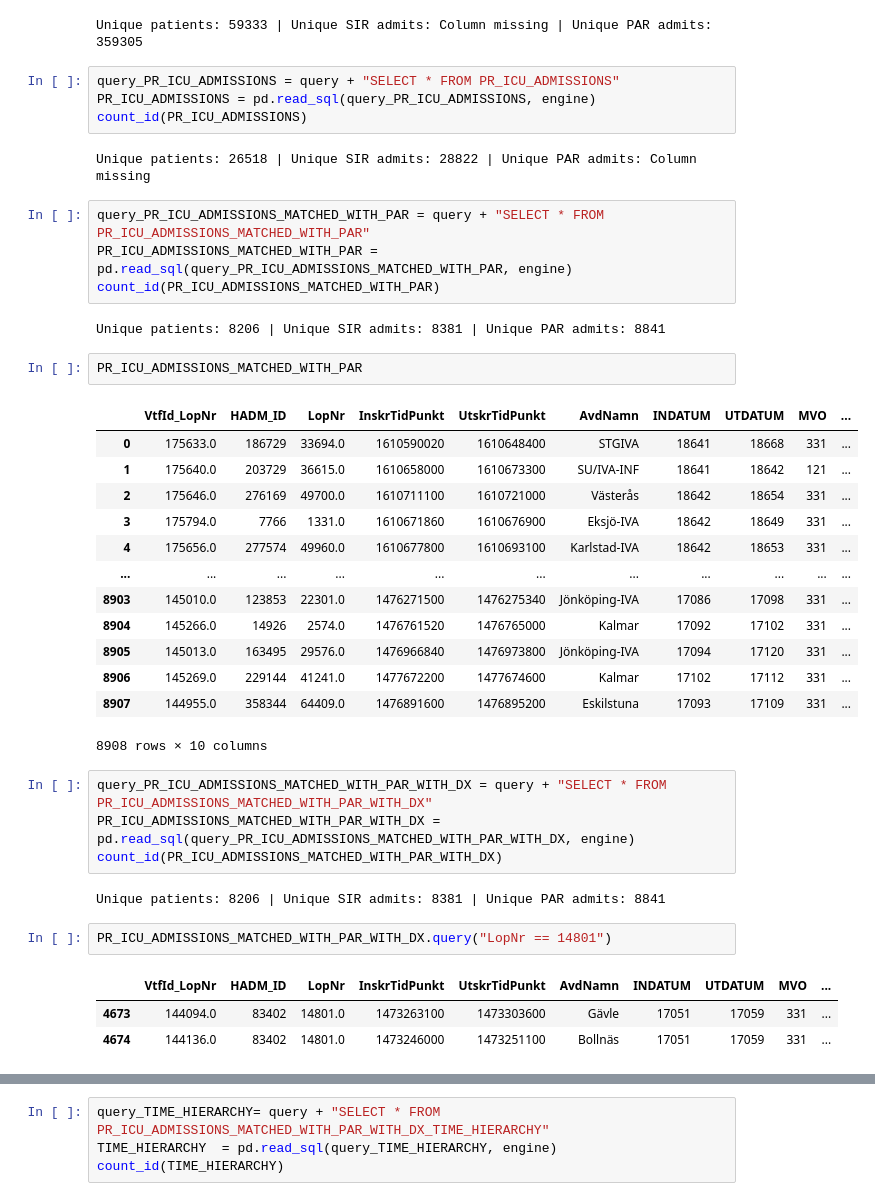
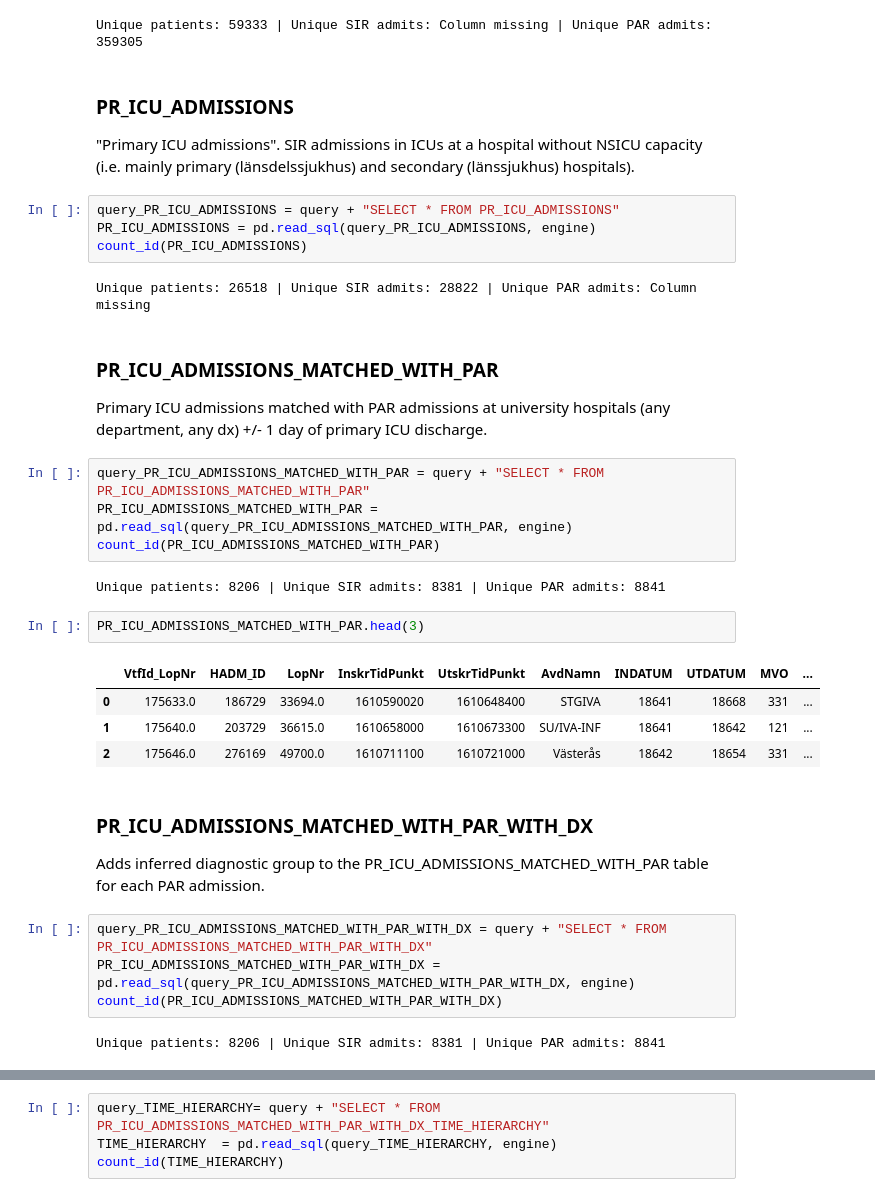
Before and after one commit to johol355/neuro-ascertainment, a Jupyter notebook: candidate-queries/transferred-nsicu-cohort/transferred-cohort.ipynb, the cells around one changed output, grey strips where cells are left out. Cells and saved outputs as stored; diff of their text form.

```diff
--- a/candidate-queries/transferred-nsicu-cohort/transferred-cohort.ipynb
+++ b/candidate-queries/transferred-nsicu-cohort/transferred-cohort.ipynb
@@ -30,12 +33,18 @@ PAR_HADM = pd.read_sql(query_PAR_HADM, engine)
 count_id(PAR_HADM)
 # %% [output]
 Unique patients: 59333 | Unique SIR admits: Column missing | Unique PAR admits: 359305
+# %% [markdown]
+### PR_ICU_ADMISSIONS
+"Primary ICU admissions". SIR admissions in ICUs at a hospital without NSICU capacity (i.e. mainly primary (länsdelssjukhus) and secondary (länssjukhus) hospitals).
 # %%
 query_PR_ICU_ADMISSIONS = query + "SELECT * FROM PR_ICU_ADMISSIONS"
 PR_ICU_ADMISSIONS = pd.read_sql(query_PR_ICU_ADMISSIONS, engine)
 count_id(PR_ICU_ADMISSIONS)
 # %% [output]
 Unique patients: 26518 | Unique SIR admits: 28822 | Unique PAR admits: Column missing
+# %% [markdown]
+### PR_ICU_ADMISSIONS_MATCHED_WITH_PAR
+Primary ICU admissions matched with PAR admissions at university hospitals (any department, any dx) +/- 1 day of primary ICU discharge.
 # %%
 query_PR_ICU_ADMISSIONS_MATCHED_WITH_PAR = query + "SELECT * FROM PR_ICU_ADMISSIONS_MATCHED_WITH_PAR"
 PR_ICU_ADMISSIONS_MATCHED_WITH_PAR = pd.read_sql(query_PR_ICU_ADMISSIONS_MATCHED_WITH_PAR, engine)
@@ -43,30 +52,18 @@ count_id(PR_ICU_ADMISSIONS_MATCHED_WITH_PAR)
 # %% [output]
 Unique patients: 8206 | Unique SIR admits: 8381 | Unique PAR admits: 8841
 # %%
-PR_ICU_ADMISSIONS_MATCHED_WITH_PAR
+PR_ICU_ADMISSIONS_MATCHED_WITH_PAR.head(3)
 # %% [output]
 |  | VtfId_LopNr | HADM_ID | LopNr | InskrTidPunkt | UtskrTidPunkt | AvdNamn | INDATUM | UTDATUM | MVO | ... |
 | 0 | 175633.0 | 186729 | 33694.0 | 1610590020 | 1610648400 | STGIVA | 18641 | 18668 | 331 | ... |
 | 1 | 175640.0 | 203729 | 36615.0 | 1610658000 | 1610673300 | SU/IVA-INF | 18641 | 18642 | 121 | ... |
 | 2 | 175646.0 | 276169 | 49700.0 | 1610711100 | 1610721000 | Västerås | 18642 | 18654 | 331 | ... |
-| 3 | 175794.0 | 7766 | 1331.0 | 1610671860 | 1610676900 | Eksjö-IVA | 18642 | 18649 | 331 | ... |
-| 4 | 175656.0 | 277574 | 49960.0 | 1610677800 | 1610693100 | Karlstad-IVA | 18642 | 18653 | 331 | ... |
-| ... | ... | ... | ... | ... | ... | ... | ... | ... | ... | ... |
-| 8903 | 145010.0 | 123853 | 22301.0 | 1476271500 | 1476275340 | Jönköping-IVA | 17086 | 17098 | 331 | ... |
-| 8904 | 145266.0 | 14926 | 2574.0 | 1476761520 | 1476765000 | Kalmar | 17092 | 17102 | 331 | ... |
-| 8905 | 145013.0 | 163495 | 29576.0 | 1476966840 | 1476973800 | Jönköping-IVA | 17094 | 17120 | 331 | ... |
-| 8906 | 145269.0 | 229144 | 41241.0 | 1477672200 | 1477674600 | Kalmar | 17102 | 17112 | 331 | ... |
-| 8907 | 144955.0 | 358344 | 64409.0 | 1476891600 | 1476895200 | Eskilstuna | 17093 | 17109 | 331 | ... |
-8908 rows × 10 columns
+# %% [markdown]
+### PR_ICU_ADMISSIONS_MATCHED_WITH_PAR_WITH_DX
+Adds inferred diagnostic group to the PR_ICU_ADMISSIONS_MATCHED_WITH_PAR table for each PAR admission.
 # %%
 query_PR_ICU_ADMISSIONS_MATCHED_WITH_PAR_WITH_DX = query + "SELECT * FROM PR_ICU_ADMISSIONS_MATCHED_WITH_PAR_WITH_DX"
 PR_ICU_ADMISSIONS_MATCHED_WITH_PAR_WITH_DX = pd.read_sql(query_PR_ICU_ADMISSIONS_MATCHED_WITH_PAR_WITH_DX, engine)
 count_id(PR_ICU_ADMISSIONS_MATCHED_WITH_PAR_WITH_DX)
 # %% [output]
 Unique patients: 8206 | Unique SIR admits: 8381 | Unique PAR admits: 8841
-# %%
-PR_ICU_ADMISSIONS_MATCHED_WITH_PAR_WITH_DX.query("LopNr == 14801")
-# %% [output]
-|  | VtfId_LopNr | HADM_ID | LopNr | InskrTidPunkt | UtskrTidPunkt | AvdNamn | INDATUM | UTDATUM | MVO | ... |
-| 4673 | 144094.0 | 83402 | 14801.0 | 1473263100 | 1473303600 | Gävle | 17051 | 17059 | 331 | ... |
-| 4674 | 144136.0 | 83402 | 14801.0 | 1473246000 | 1473251100 | Bollnäs | 17051 | 17059 | 331 | ... |
```
Also changed, not shown: parts of 22 cells of this notebook, 1 other file.
